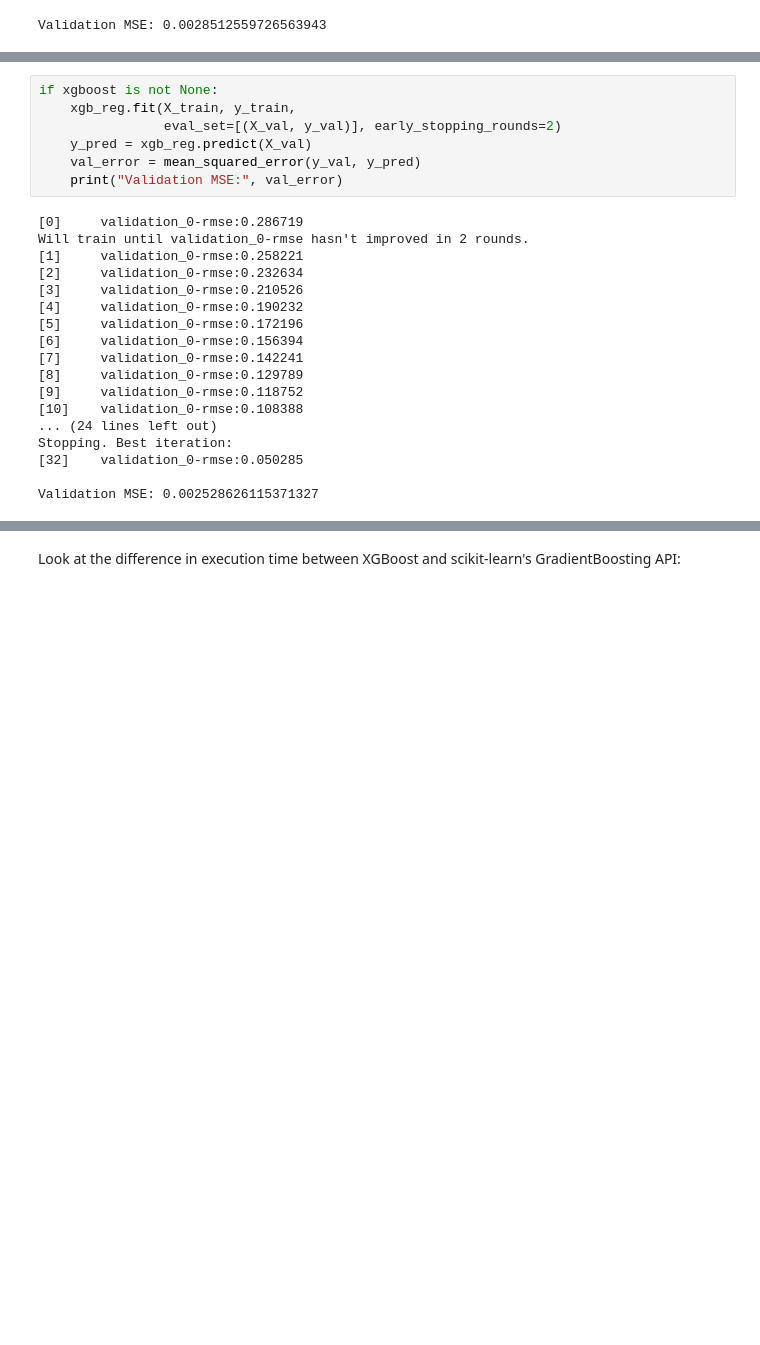
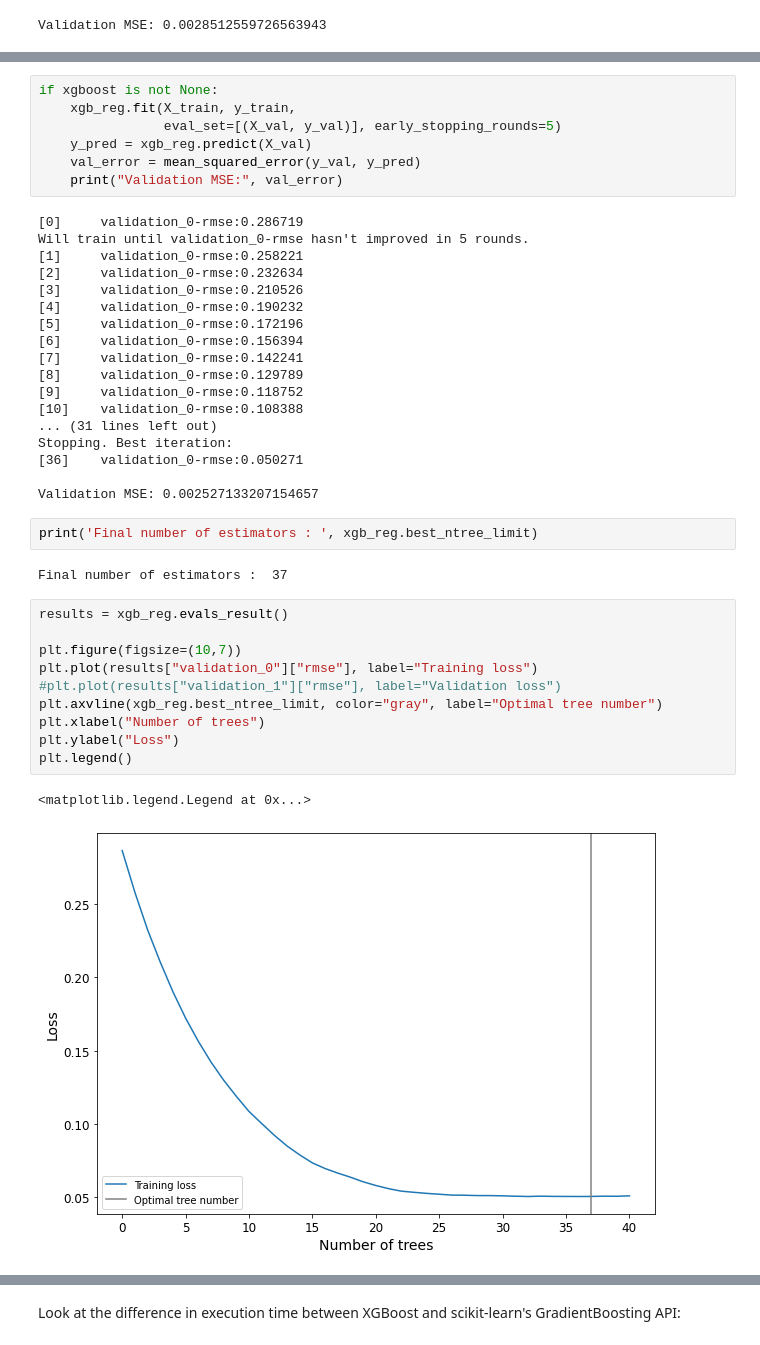
Before and after one commit to iubh/DLMDSML01, a Jupyter notebook: Q_A_Sessions/05_decision_trees_ensemble_methods/09_boosting_methods.ipynb, the cells around one changed output, grey strips where cells are left out. Drawn from its saved outputs; the diff is of its cells as text; blank space fills up the shorter version.

Commit message:
update boosting methods for integrating early stopping and GridSearchCV

```diff
--- a/Q_A_Sessions/05_decision_trees_ensemble_methods/09_boosting_methods.ipynb
+++ b/Q_A_Sessions/05_decision_trees_ensemble_methods/09_boosting_methods.ipynb
@@ -313,13 +348,13 @@ Validation MSE: 0.0028512559726563943
 # %%
 if xgboost is not None:
     xgb_reg.fit(X_train, y_train,
-                eval_set=[(X_val, y_val)], early_stopping_rounds=2)
+                eval_set=[(X_val, y_val)], early_stopping_rounds=5)
     y_pred = xgb_reg.predict(X_val)
     val_error = mean_squared_error(y_val, y_pred)
     print("Validation MSE:", val_error)
 # %% [output]
 [0]     validation_0-rmse:0.286719
-Will train until validation_0-rmse hasn't improved in 2 rounds.
+Will train until validation_0-rmse hasn't improved in 5 rounds.
 [1]     validation_0-rmse:0.258221
 [2]     validation_0-rmse:0.232634
 [3]     validation_0-rmse:0.210526
@@ -330,8 +365,25 @@ Will train until validation_0-rmse hasn't improved in 2 rounds.
 [8]     validation_0-rmse:0.129789
 [9]     validation_0-rmse:0.118752
 [10]    validation_0-rmse:0.108388
-... (24 lines left out)
+... (31 lines left out)
 Stopping. Best iteration:
-[32]    validation_0-rmse:0.050285
+[36]    validation_0-rmse:0.050271
 
-Validation MSE: 0.002528626115371327
+Validation MSE: 0.002527133207154657
+# %%
+print('Final number of estimators : ', xgb_reg.best_ntree_limit)
+# %% [output]
+Final number of estimators :  37
+# %%
+results = xgb_reg.evals_result()
+
+plt.figure(figsize=(10,7))
+plt.plot(results["validation_0"]["rmse"], label="Training loss")
+#plt.plot(results["validation_1"]["rmse"], label="Validation loss")
+plt.axvline(xgb_reg.best_ntree_limit, color="gray", label="Optimal tree number")
+plt.xlabel("Number of trees")
+plt.ylabel("Loss")
+plt.legend()
+# %% [output]
+<matplotlib.legend.Legend at 0x...>
+[figure, added]
```
Also changed, not shown: parts of 33 cells of this notebook, 5 other files.
